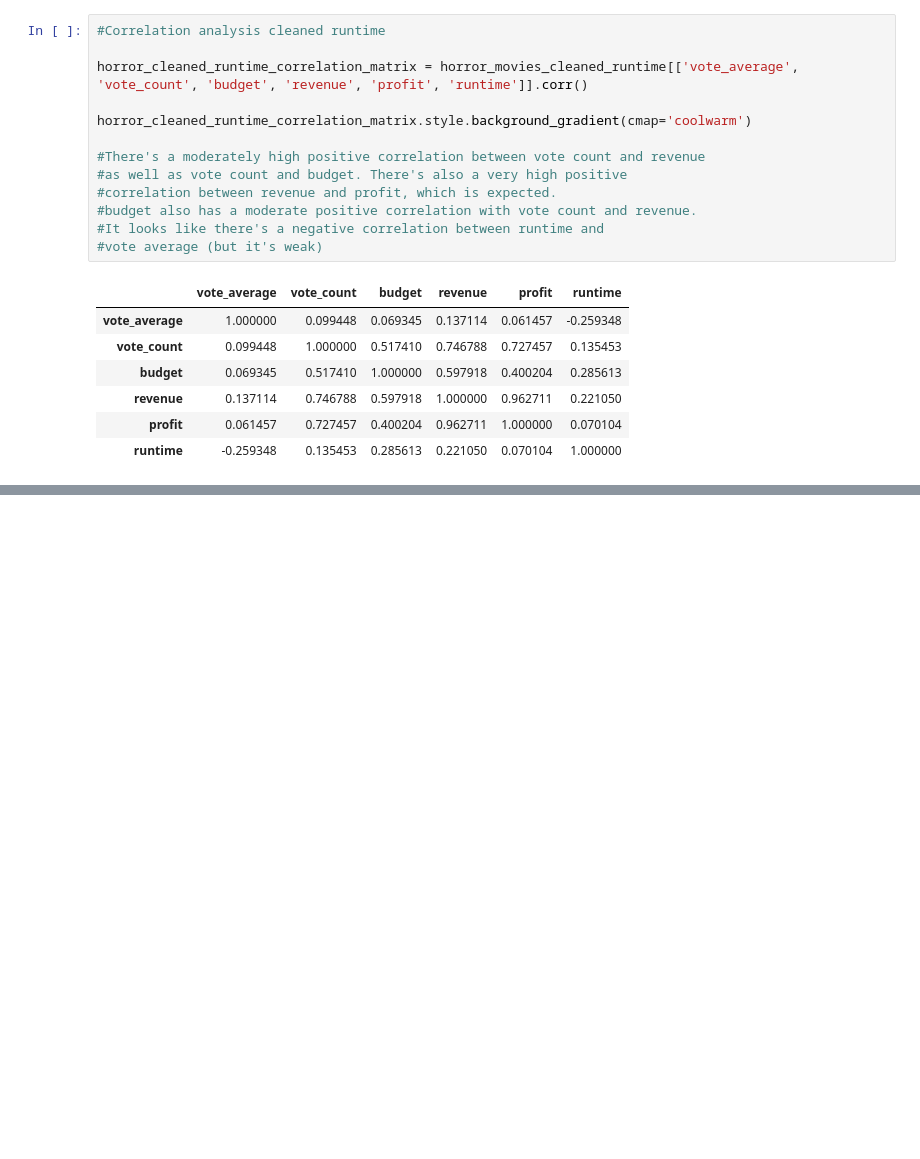
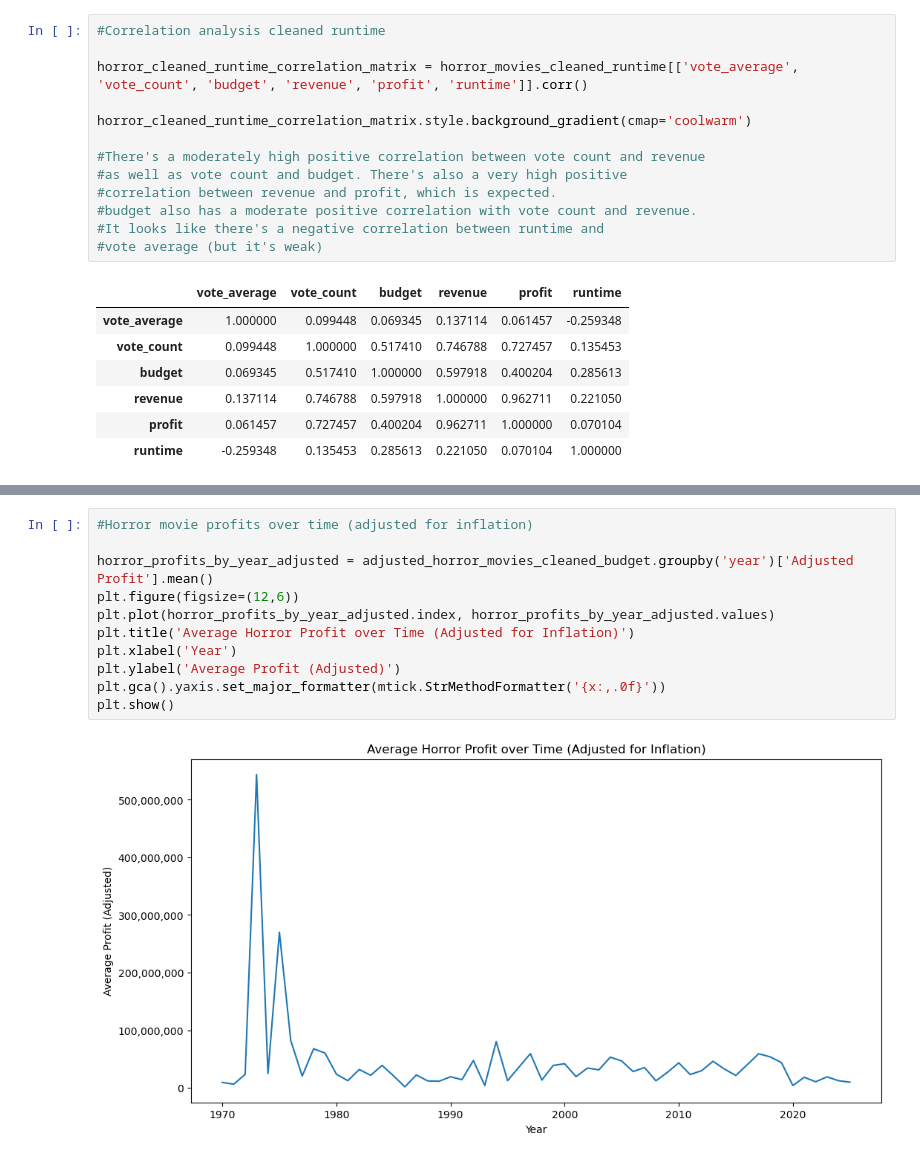
Before and after one commit to JoshGarzaniti/TMDB-Film-Analysis, a Jupyter notebook: Horror Movie Analysis.ipynb, the cells around one changed output, grey strips where cells are left out. Drawn from its saved outputs; the diff is of its cells as text; blank space fills up the shorter version.

```diff
--- a/Horror Movie Analysis.ipynb
+++ b/Horror Movie Analysis.ipynb
@@ -1021,0 +384,13 @@ comparison_df
+# %%
+#Horror movie profits over time (adjusted for inflation)
+
+horror_profits_by_year_adjusted = adjusted_horror_movies_cleaned_budget.groupby('year')['Adjusted Profit'].mean()
+plt.figure(figsize=(12,6))
+plt.plot(horror_profits_by_year_adjusted.index, horror_profits_by_year_adjusted.values)
+plt.title('Average Horror Profit over Time (Adjusted for Inflation)')
+plt.xlabel('Year')
+plt.ylabel('Average Profit (Adjusted)')
+plt.gca().yaxis.set_major_formatter(mtick.StrMethodFormatter('{x:,.0f}'))
+plt.show()
+# %% [output]
+[figure, added]
```
Also changed, not shown: parts of 44 cells of this notebook.
